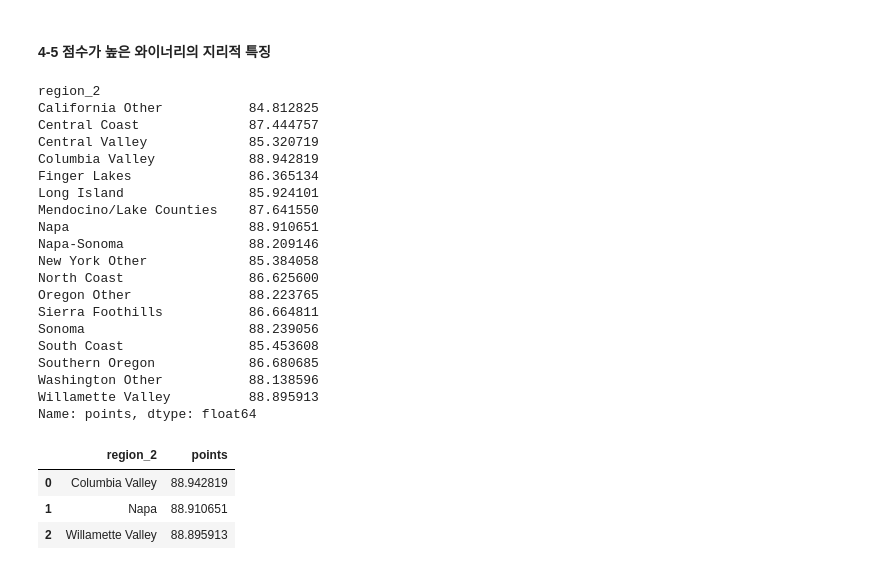
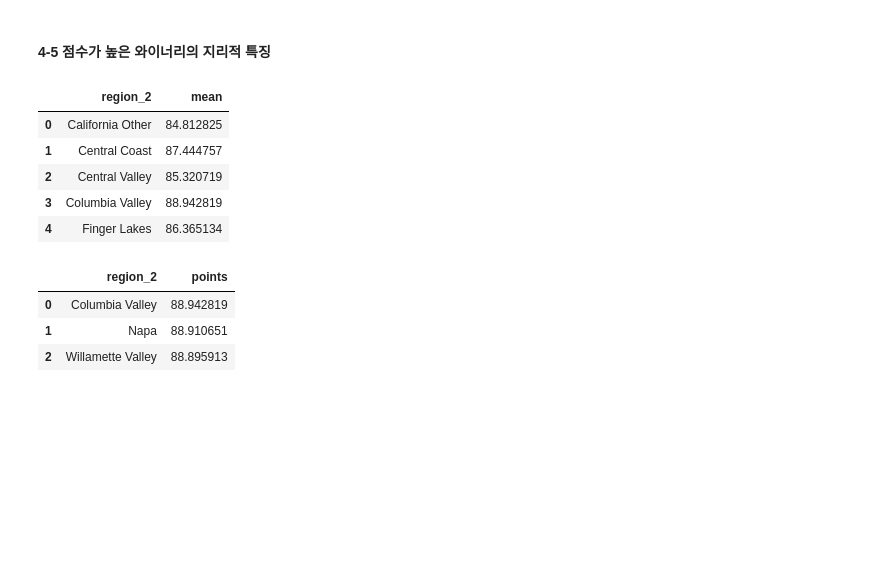
Before and after one commit to Jeongho-cho/Wine_review, a Jupyter notebook: Wine_review.ipynb, the cells around one changed output. Drawn from its saved outputs; the diff is of its cells as text; code cells hidden in the pictures; blank space fills up the shorter version.

```diff
--- a/Wine_review.ipynb
+++ b/Wine_review.ipynb
@@ -322,27 +306,13 @@ wn_to[wn_to['word'].isin(wn_po)].head(5)['word'].tolist()
 # %% [markdown]
 #### 4-5 점수가 높은 와이너리의 지리적 특징
 # %%
-wn.groupby(['region_2'])['points'].mean()
+wn.groupby(['region_2'])['points'].mean().reset_index(name = 'mean').head(5)
 # %% [output]
-region_2
-California Other           84.812825
-Central Coast              87.444757
-Central Valley             85.320719
-Columbia Valley            88.942819
-Finger Lakes               86.365134
-Long Island                85.924101
-Mendocino/Lake Counties    87.641550
-Napa                       88.910651
-Napa-Sonoma                88.209146
-New York Other             85.384058
-North Coast                86.625600
-Oregon Other               88.223765
-Sierra Foothills           86.664811
-Sonoma                     88.239056
-South Coast                85.453608
-Southern Oregon            86.680685
-Washington Other           88.138596
-Willamette Valley          88.895913
-Name: points, dtype: float64
+|  | region_2 | mean |
+| 0 | California Other | 84.812825 |
+| 1 | Central Coast | 87.444757 |
+| 2 | Central Valley | 85.320719 |
+| 3 | Columbia Valley | 88.942819 |
+| 4 | Finger Lakes | 86.365134 |
 # %%
 wn_wi = wn.groupby(['region_2'])['points'].mean().sort_values(ascending = False).reset_index(name = 'points').head(3)
```
Also changed, not shown: parts of 2 cells of this notebook.
